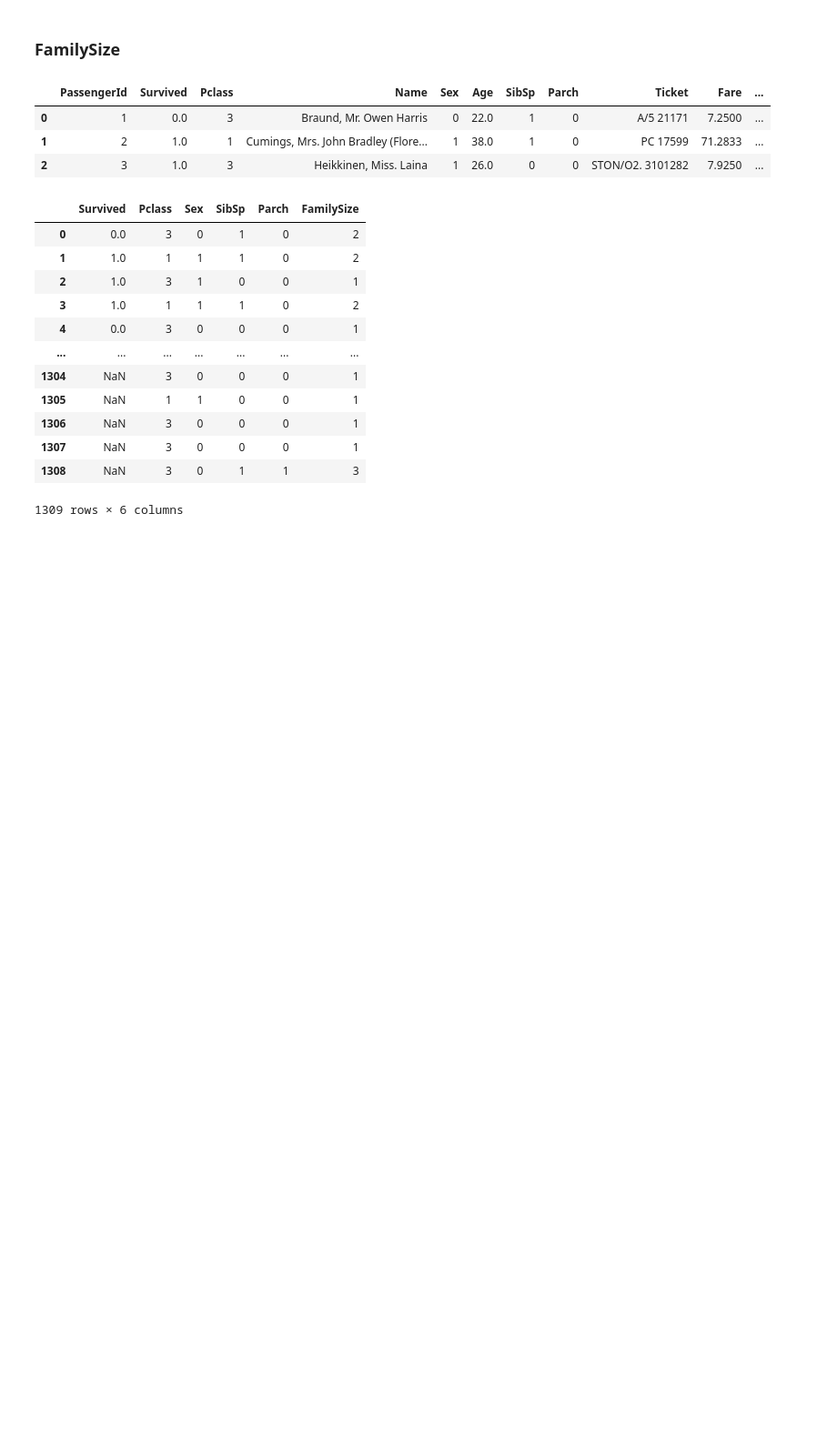
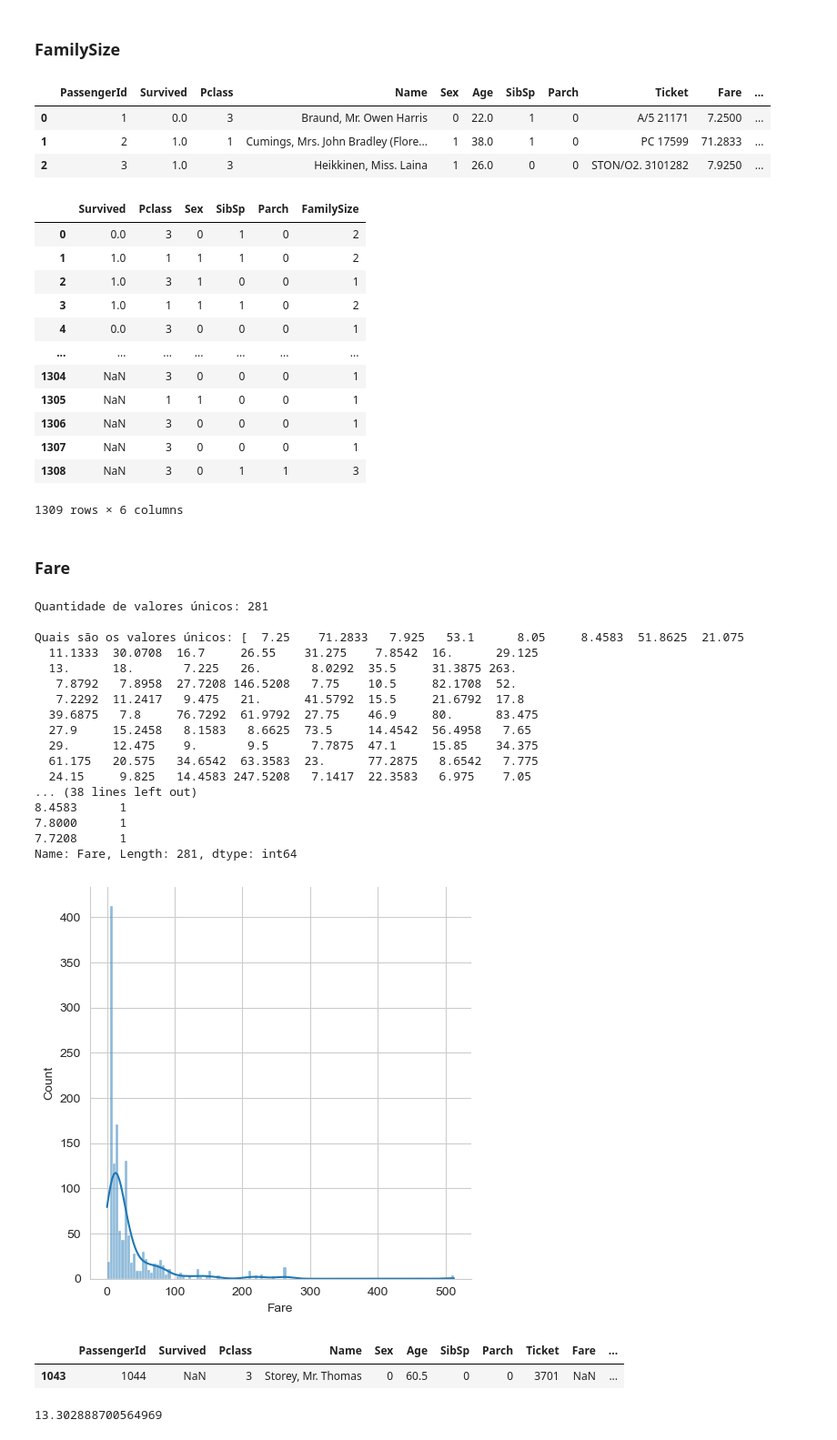
Before and after one commit to Alicia-Alexia/kaggle_titanic, a Jupyter notebook: Untitled.ipynb, the cells around one changed output. Shown at 91% size. Cells and saved outputs as stored; diff of their text form; code cells hidden in the pictures; blank space fills up the shorter version.

Commit message:
adicionando a coluna fare e embarked no dataframe df

```diff
--- a/Untitled.ipynb
+++ b/Untitled.ipynb
@@ -339,3 +339,38 @@ df
 | 1307 | NaN | 3 | 0 | 0 | 0 | 1 |
 | 1308 | NaN | 3 | 0 | 1 | 1 | 3 |
 1309 rows × 6 columns
+# %% [markdown]
+### Fare
+# %%
+# Utilizando a função para saber algumas informações da coluna Fare
+titanic_func(titanic_df, 'Fare', False)
+# %% [output]
+Quantidade de valores únicos: 281
+
+Quais são os valores únicos: [  7.25    71.2833   7.925   53.1      8.05     8.4583  51.8625  21.075
+  11.1333  30.0708  16.7     26.55    31.275    7.8542  16.      29.125
+  13.      18.       7.225   26.       8.0292  35.5     31.3875 263.
+   7.8792   7.8958  27.7208 146.5208   7.75    10.5     82.1708  52.
+   7.2292  11.2417   9.475   21.      41.5792  15.5     21.6792  17.8
+  39.6875   7.8     76.7292  61.9792  27.75    46.9     80.      83.475
+  27.9     15.2458   8.1583   8.6625  73.5     14.4542  56.4958   7.65
+  29.      12.475    9.       9.5      7.7875  47.1     15.85    34.375
+  61.175   20.575   34.6542  63.3583  23.      77.2875   8.6542   7.775
+  24.15     9.825   14.4583 247.5208   7.1417  22.3583   6.975    7.05
+... (38 lines left out)
+8.4583      1
+7.8000      1
+7.7208      1
+Name: Fare, Length: 281, dtype: int64
+[figure, added]
+# %%
+#verificando os dados onde fare é null
+titanic_df[titanic_df['Fare'].isnull()]
+# %% [output]
+|  | PassengerId | Survived | Pclass | Name | Sex | Age | SibSp | Parch | Ticket | Fare | ... |
+| 1043 | 1044 | NaN | 3 | Storey, Mr. Thomas | 0 | 60.5 | 0 | 0 | 3701 | NaN | ... |
+# %%
+#media do valor da classe 3
+titanic_df[titanic_df['Pclass'] == 3]['Fare'].mean()
+# %% [output]
+13.302888700564969
```
Also changed, not shown: parts of 7 cells of this notebook.
